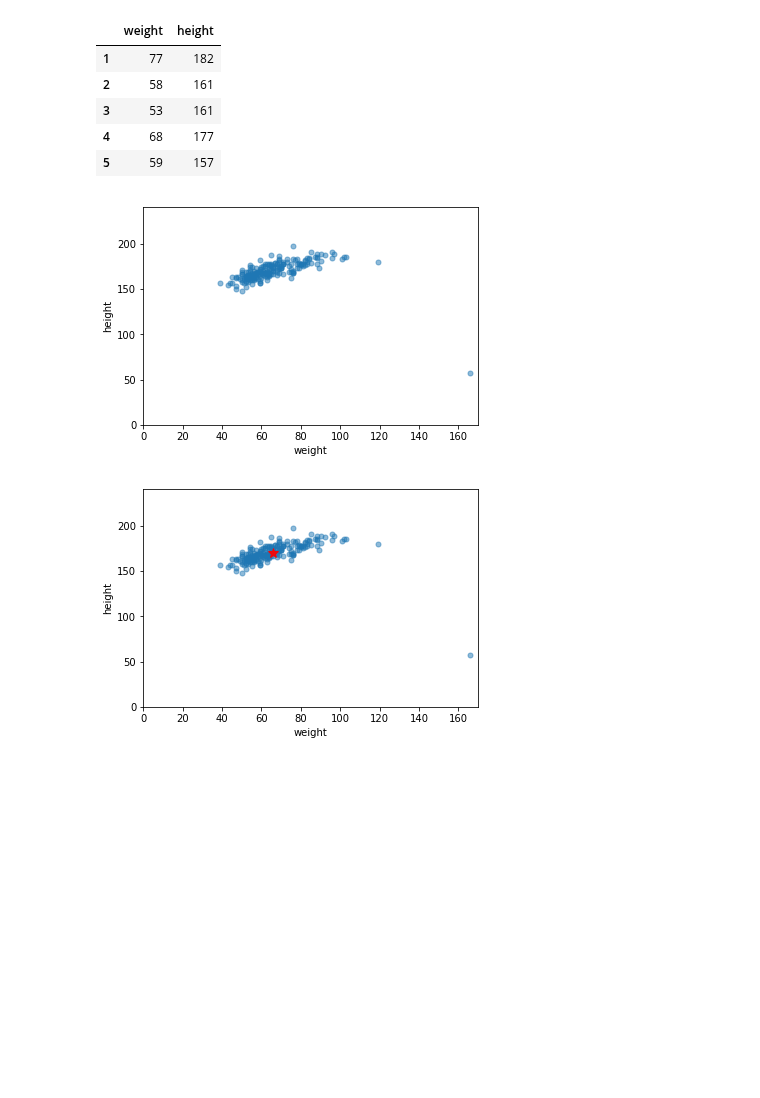
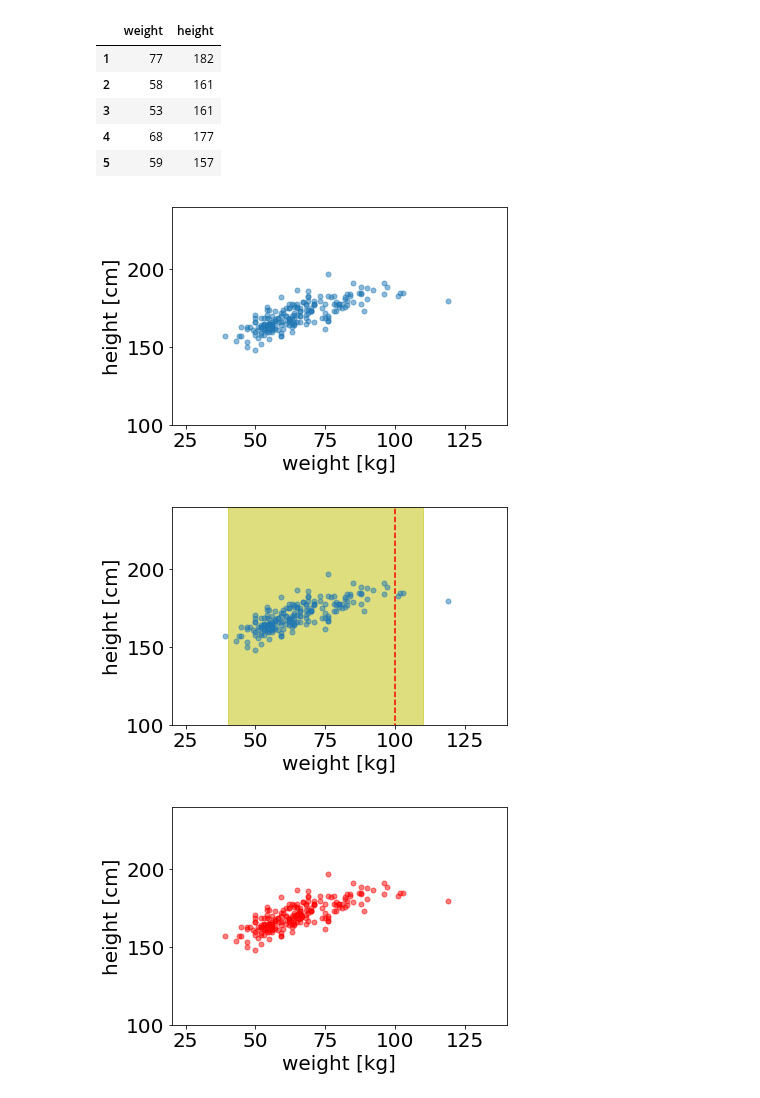
Before and after one commit to tsato-code/python_script, a Jupyter notebook: misc/plot_slide_MTS.ipynb, the cells around one changed output. Cells and saved outputs as stored; diff of their text form; code cells hidden in the pictures; blank space fills up the shorter version.

```diff
--- a/misc/plot_slide_MTS.ipynb
+++ b/misc/plot_slide_MTS.ipynb
@@ -27,26 +27,44 @@ df.head()
 | 4 | 68 | 177 |
 | 5 | 59 | 157 |
 # %%
+plt.rcParams.update({'font.size': 20})
+
 plt.figure()
-plt.xlabel("weight")
-plt.ylabel("height")
-plt.xlim([0, 170])
-plt.ylim([0, 240])
+plt.xlabel("weight [kg]")
+plt.ylabel("height [cm]")
+plt.xlim([20, 140])
+plt.ylim([100, 240])
 plt.plot(df.weight, df.height, 'o', alpha=.5, ms=5)
 # plt.plot(*df.mean(), '*', color='r', ms=10, alpha=.9)
 plt.show()
 
 plt.figure()
-plt.xlabel("weight")
-plt.ylabel("height")
-plt.xlim([0, 170])
-plt.ylim([0, 240])
+plt.xlabel("weight [kg]")
+plt.ylabel("height [cm]")
+plt.xlim([20, 140])
+plt.ylim([100, 240])
 plt.plot(df.weight, df.height, 'o', alpha=.5, ms=5)
-plt.plot(*df.mean(), '*', color='r', ms=10, alpha=.9)
+plt.vlines(100, 0, 300, color='r', linestyle='dashed', linewidth=1.5)
+
+
+testx = [110, 110, 40, 40]
+testy = [0, 300, 300, 0]
+plt.fill(testx,testy,color="y",alpha=0.5)
+# plt.plot(*df.mean(), '*', color='r', ms=10, alpha=.9)
 plt.show()
+
+plt.figure()
+plt.xlabel("weight [kg]")
+plt.ylabel("height [cm]")
+plt.xlim([20, 140])
+plt.ylim([100, 240])
+plt.plot(df.weight, df.height, 'ro', alpha=.5, ms=5)
+plt.plot(*df.mean(), 'o', color='r', ms=10, alpha=.9)
+plt.show()
 # %% [output]
-[figure, old version]
+[figure, new version]
-[figure, old version]
+[figure, new version]
+[figure, added]
 # %%
 data = np.random.multivariate_normal([60, 150], [[80,50],[50,180]], size=100)
 
```
Also changed, not shown: parts of 4 cells of this notebook, 1 other file.
